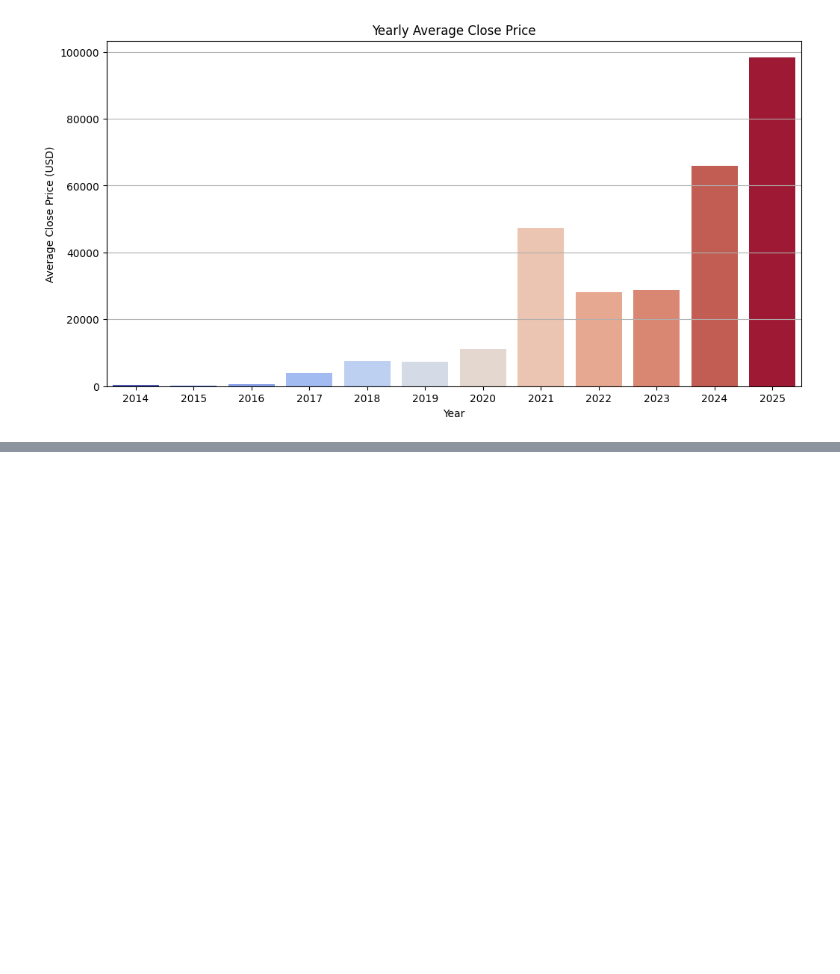
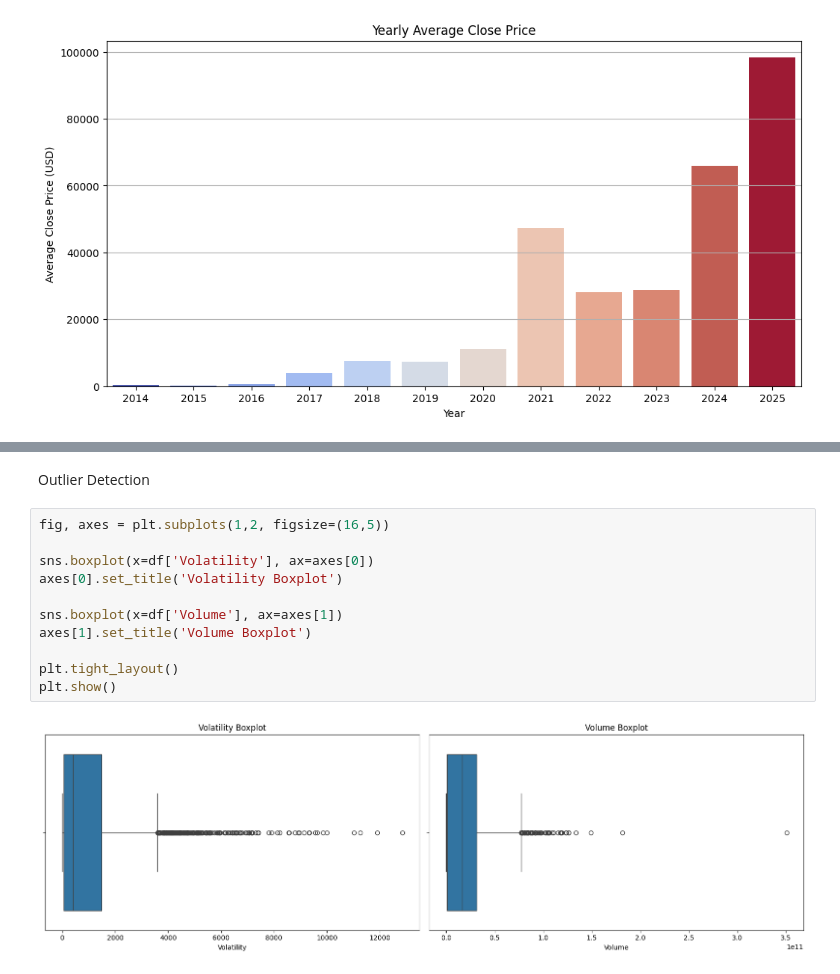
Before and after one commit to EltonGino/Bitcoin-Insights-Pro, a Jupyter notebook: main.ipynb, the cells around one changed output, grey strips where cells are left out. Drawn from its saved outputs; the diff is of its cells as text; blank space fills up the shorter version.

```diff
--- a/main.ipynb
+++ b/main.ipynb
@@ -172,0 +182,15 @@ plt.show()
+# %% [markdown]
+Outlier Detection
+# %%
+fig, axes = plt.subplots(1,2, figsize=(16,5))
+
+sns.boxplot(x=df['Volatility'], ax=axes[0])
+axes[0].set_title('Volatility Boxplot')
+
+sns.boxplot(x=df['Volume'], ax=axes[1])
+axes[1].set_title('Volume Boxplot')
+
+plt.tight_layout()
+plt.show()
+# %% [output]
+[figure, added]
```
Also changed, not shown: parts of 4 cells of this notebook.
